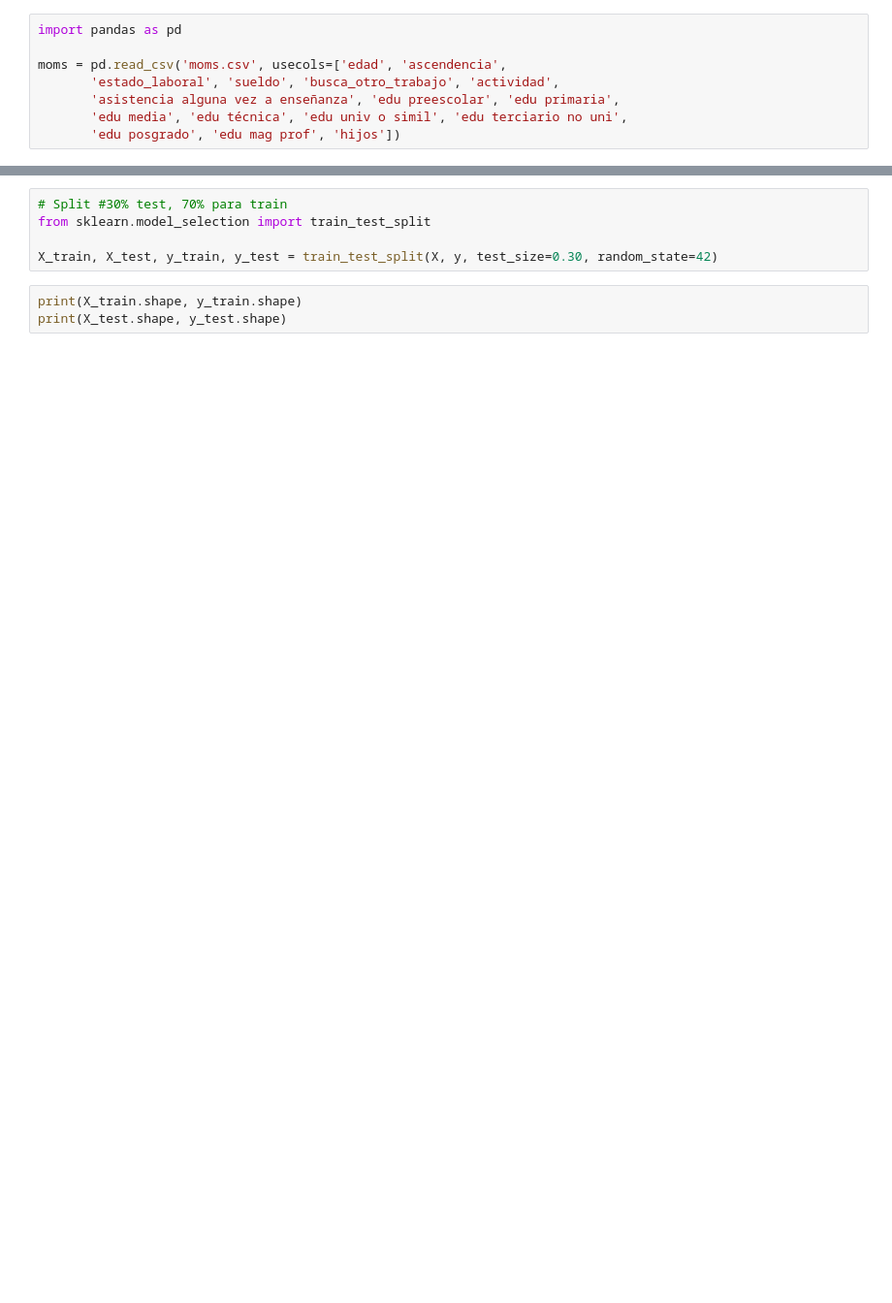
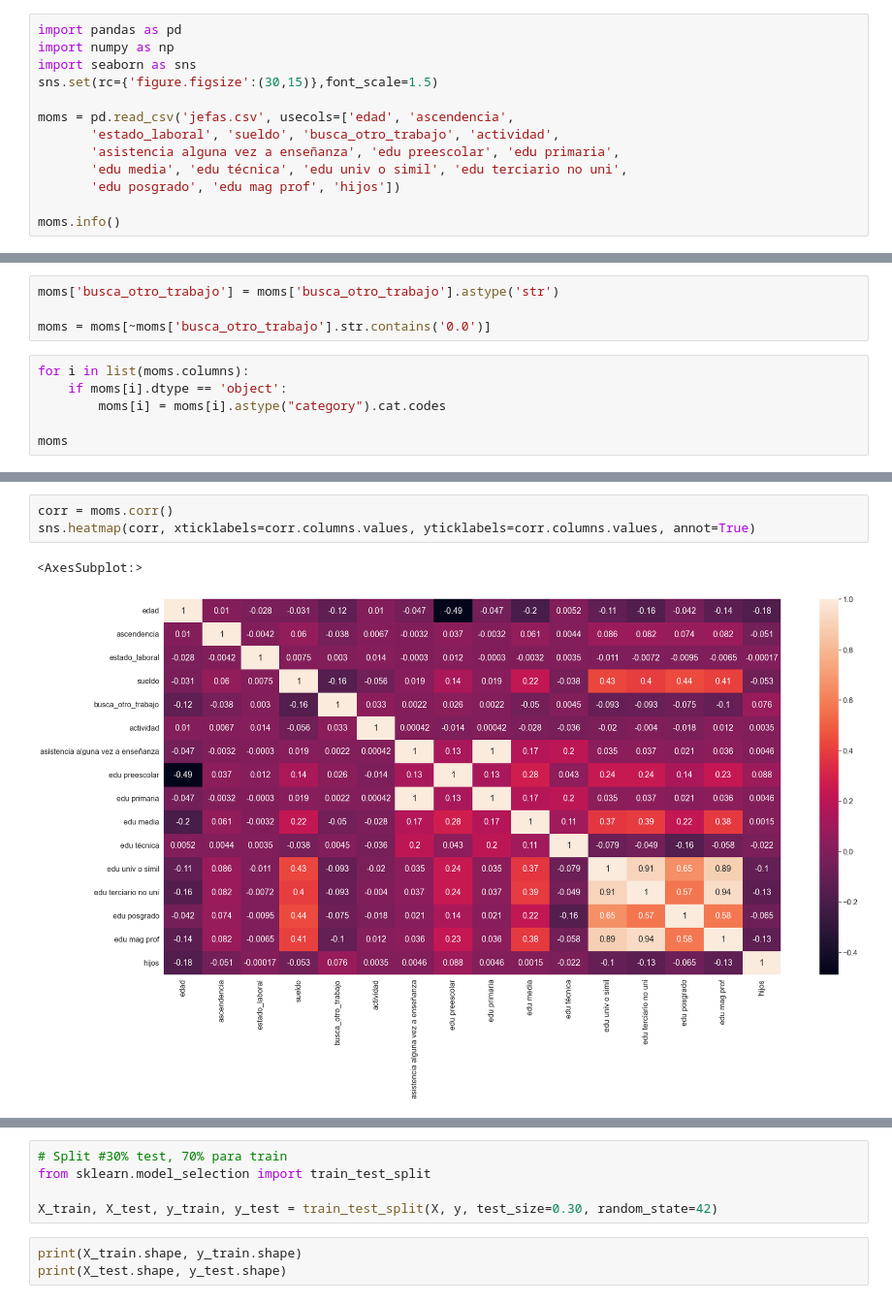
Before and after one commit to anicolon/coder_proyecto, a Jupyter notebook: hch_2020/logistic.ipynb, the cells around one changed output, grey strips where cells are left out. Shown at 97% size. Saved outputs shown, nothing was run; the diff lists cells and outputs as text; blank space fills up the shorter version.

```diff
--- a/hch_2020/logistic.ipynb
+++ b/hch_2020/logistic.ipynb
@@ -1,8 +1,13 @@
 # %%
 import pandas as pd
+import numpy as np
+import seaborn as sns
+sns.set(rc={'figure.figsize':(30,15)},font_scale=1.5)
 
-moms = pd.read_csv('moms.csv', usecols=['edad', 'ascendencia',
+moms = pd.read_csv('jefas.csv', usecols=['edad', 'ascendencia',
        'estado_laboral', 'sueldo', 'busca_otro_trabajo', 'actividad',
        'asistencia alguna vez a enseñanza', 'edu preescolar', 'edu primaria',
        'edu media', 'edu técnica', 'edu univ o simil', 'edu terciario no uni',
        'edu posgrado', 'edu mag prof', 'hijos'])
+
+moms.info()
@@ -8,0 +32,10 @@ moms = pd.read_csv('moms.csv', usecols=['edad', 'ascendencia',
+# %%
+moms['busca_otro_trabajo'] = moms['busca_otro_trabajo'].astype('str')
+
+moms = moms[~moms['busca_otro_trabajo'].str.contains('0.0')]
+# %%
+for i in list(moms.columns):
+    if moms[i].dtype == 'object':
+        moms[i] = moms[i].astype("category").cat.codes
+
+moms
@@ -9,3 +56,9 @@ moms = pd.read_csv('moms.csv', usecols=['edad', 'ascendencia',
+# %%
+corr = moms.corr()
+sns.heatmap(corr, xticklabels=corr.columns.values, yticklabels=corr.columns.values, annot=True)
+# %% [output]
+<AxesSubplot:>
+[figure, added]
 # %%
 from sklearn import preprocessing
 le = preprocessing.LabelEncoder()
```
Also changed, not shown: parts of 10 cells of this notebook, 2 other files.
